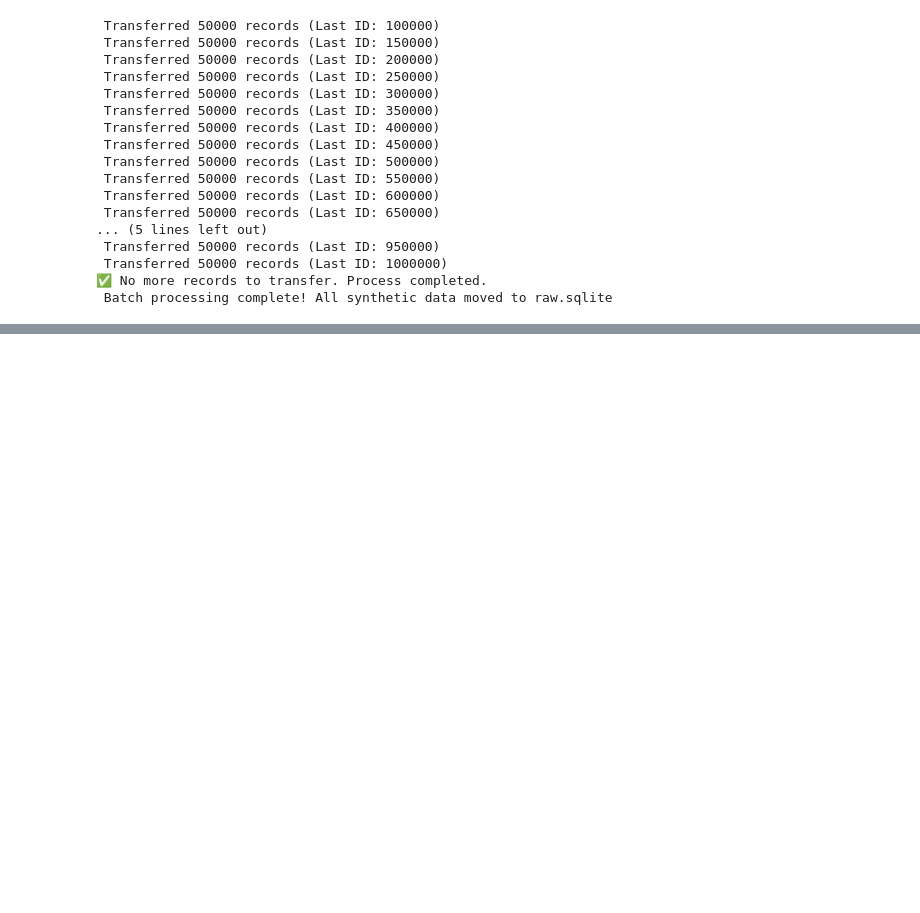
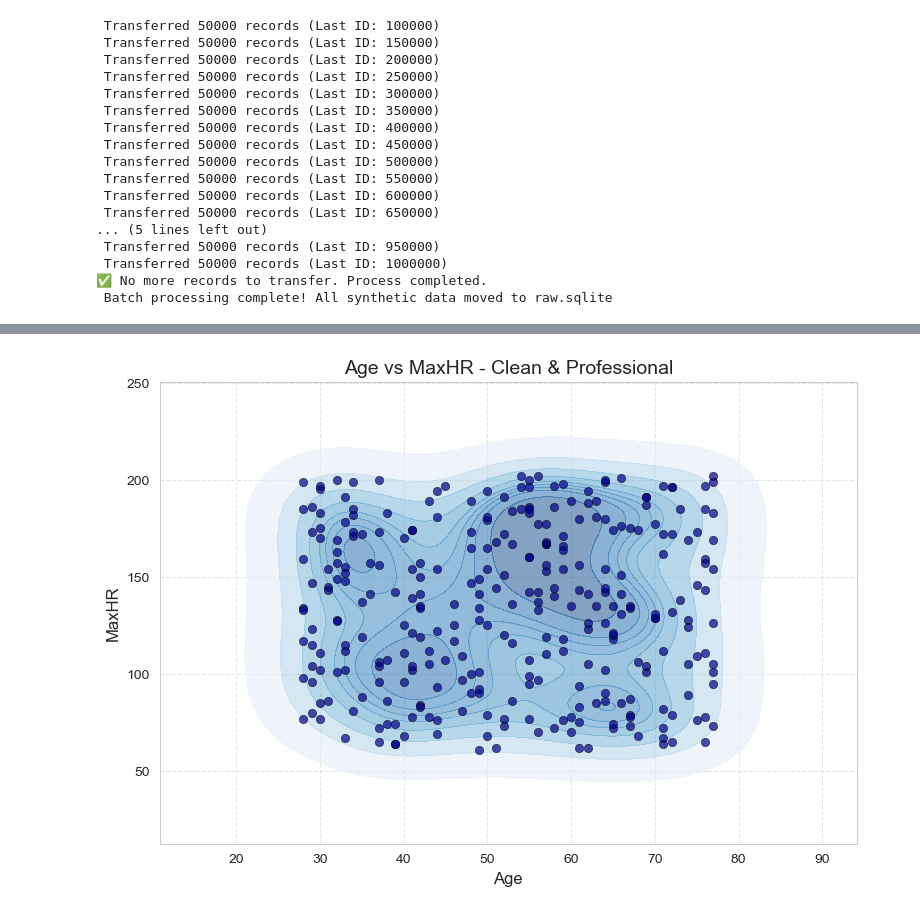
Before and after one commit to tamourjr/AHC-Heart-Failure-Prediction, a Jupyter notebook: Untitled1.ipynb, the cells around one changed output, grey strips where cells are left out. Saved outputs shown, nothing was run; the diff lists cells and outputs as text; code cells hidden in the pictures; blank space fills up the shorter version.

```diff
--- a/Untitled1.ipynb
+++ b/Untitled1.ipynb
@@ -214,0 +346,22 @@ print(" Batch processing complete! All synthetic data moved to raw.sqlite")
+# %%
+import matplotlib.pyplot as plt
+import seaborn as sns
+
+
+sampled_df = df.sample(n=300, random_state=42)
+
+
+plt.figure(figsize=(9, 6))
+sns.kdeplot(x=sampled_df['Age'], y=sampled_df['MaxHR'], fill=True, cmap="Blues", alpha=0.5)
+sns.scatterplot(x=sampled_df['Age'], y=sampled_df['MaxHR'], color='darkblue', edgecolor='black', alpha=0.7)
+
+
+plt.title("Age vs MaxHR - Clean & Professional", fontsize=14)
+plt.xlabel("Age", fontsize=12)
+plt.ylabel("MaxHR", fontsize=12)
+plt.grid(True, linestyle="--", alpha=0.5)
+
+
+plt.show()
+# %% [output]
+[figure, added]
```
Also changed, not shown: parts of 11 cells of this notebook, 8 other files.
